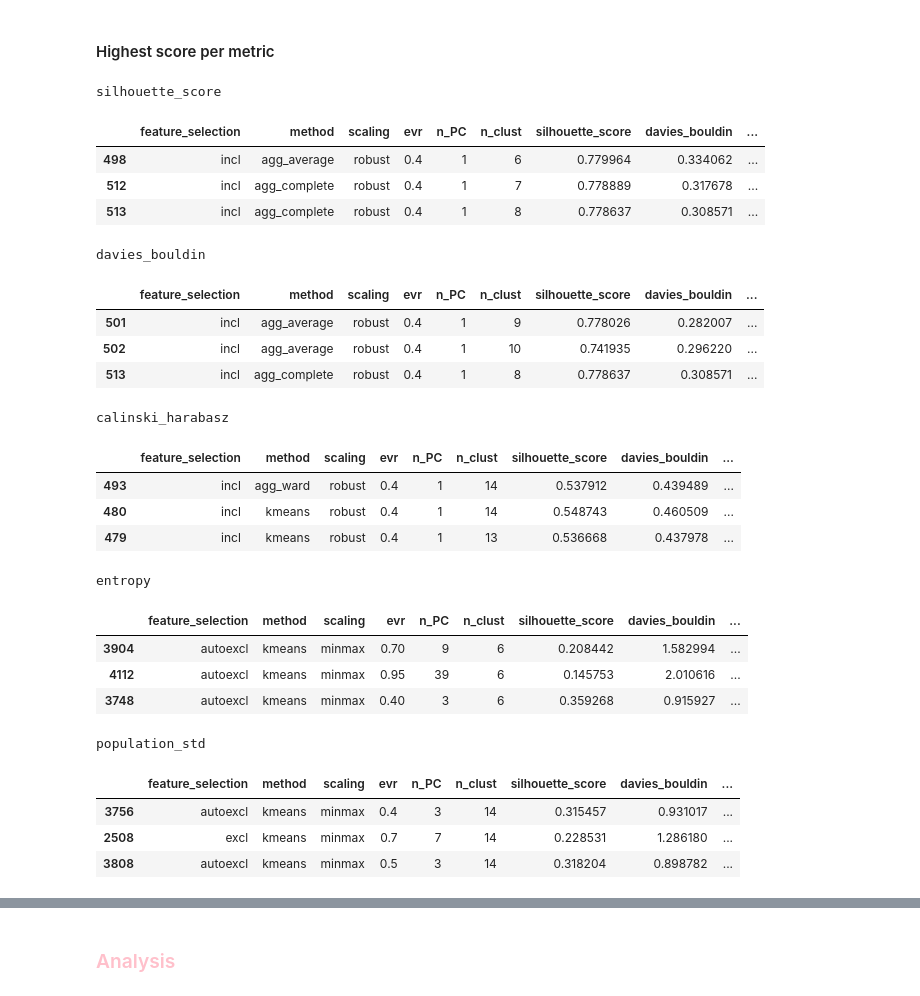
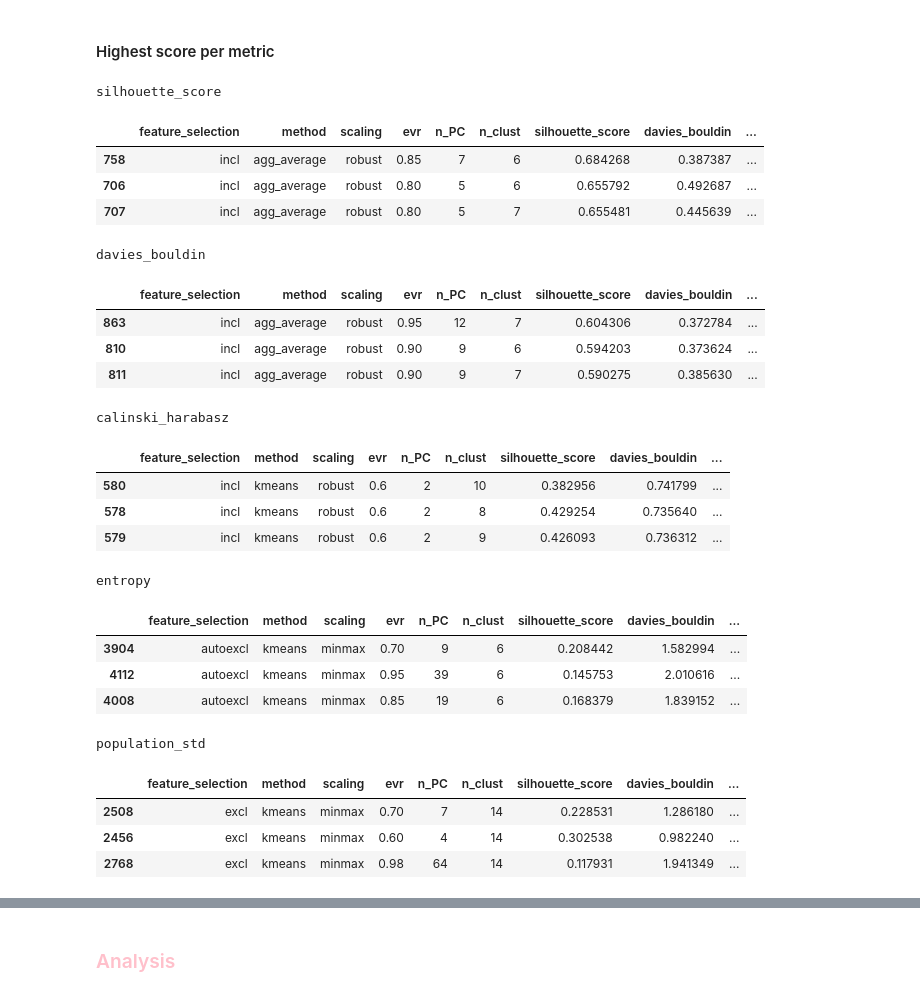
Before and after one commit to arnaud-odet/Roster_Building, a Jupyter notebook: notebooks/clustering.ipynb, the cells around one changed output, grey strips where cells are left out. Drawn from its saved outputs; the diff is of its cells as text; code cells hidden in the pictures.

```diff
--- a/notebooks/clustering.ipynb
+++ b/notebooks/clustering.ipynb
@@ -319,35 +319,36 @@ for fs, thres in zip(['incl','excl','autoexcl'], [40,40, 36]):
 # %% [markdown]
 #### Highest score per metric
 # %%
-target_n_clust = 6
+target_n_clust = 6 # Set to 2 to ignore
+target_evr = 0.6 # Set to 0.4 to ignore
 
 for k,v in METRICS_ASC.items():
     print(k)
-    display(cdf[cdf['n_clust']>= target_n_clust].sort_values(by = k, ascending= v).head(3))
+    display(cdf[(cdf['n_clust']>= target_n_clust) & (cdf['evr']>= target_evr)].sort_values(by = k, ascending= v).head(3))
 # %% [output]
 silhouette_score
 |  | feature_selection | method | scaling | evr | n_PC | n_clust | silhouette_score | davies_bouldin | ... |
-| 498 | incl | agg_average | robust | 0.4 | 1 | 6 | 0.779964 | 0.334062 | ... |
-| 512 | incl | agg_complete | robust | 0.4 | 1 | 7 | 0.778889 | 0.317678 | ... |
-| 513 | incl | agg_complete | robust | 0.4 | 1 | 8 | 0.778637 | 0.308571 | ... |
+| 758 | incl | agg_average | robust | 0.85 | 7 | 6 | 0.684268 | 0.387387 | ... |
+| 706 | incl | agg_average | robust | 0.80 | 5 | 6 | 0.655792 | 0.492687 | ... |
+| 707 | incl | agg_average | robust | 0.80 | 5 | 7 | 0.655481 | 0.445639 | ... |
 davies_bouldin
 |  | feature_selection | method | scaling | evr | n_PC | n_clust | silhouette_score | davies_bouldin | ... |
-| 501 | incl | agg_average | robust | 0.4 | 1 | 9 | 0.778026 | 0.282007 | ... |
-| 502 | incl | agg_average | robust | 0.4 | 1 | 10 | 0.741935 | 0.296220 | ... |
-| 513 | incl | agg_complete | robust | 0.4 | 1 | 8 | 0.778637 | 0.308571 | ... |
+| 863 | incl | agg_average | robust | 0.95 | 12 | 7 | 0.604306 | 0.372784 | ... |
+| 810 | incl | agg_average | robust | 0.90 | 9 | 6 | 0.594203 | 0.373624 | ... |
+| 811 | incl | agg_average | robust | 0.90 | 9 | 7 | 0.590275 | 0.385630 | ... |
 calinski_harabasz
 |  | feature_selection | method | scaling | evr | n_PC | n_clust | silhouette_score | davies_bouldin | ... |
-| 493 | incl | agg_ward | robust | 0.4 | 1 | 14 | 0.537912 | 0.439489 | ... |
-| 480 | incl | kmeans | robust | 0.4 | 1 | 14 | 0.548743 | 0.460509 | ... |
-| 479 | incl | kmeans | robust | 0.4 | 1 | 13 | 0.536668 | 0.437978 | ... |
+| 580 | incl | kmeans | robust | 0.6 | 2 | 10 | 0.382956 | 0.741799 | ... |
+| 578 | incl | kmeans | robust | 0.6 | 2 | 8 | 0.429254 | 0.735640 | ... |
+| 579 | incl | kmeans | robust | 0.6 | 2 | 9 | 0.426093 | 0.736312 | ... |
 entropy
 |  | feature_selection | method | scaling | evr | n_PC | n_clust | silhouette_score | davies_bouldin | ... |
 | 3904 | autoexcl | kmeans | minmax | 0.70 | 9 | 6 | 0.208442 | 1.582994 | ... |
 | 4112 | autoexcl | kmeans | minmax | 0.95 | 39 | 6 | 0.145753 | 2.010616 | ... |
-| 3748 | autoexcl | kmeans | minmax | 0.40 | 3 | 6 | 0.359268 | 0.915927 | ... |
+| 4008 | autoexcl | kmeans | minmax | 0.85 | 19 | 6 | 0.168379 | 1.839152 | ... |
 population_std
 |  | feature_selection | method | scaling | evr | n_PC | n_clust | silhouette_score | davies_bouldin | ... |
-| 3756 | autoexcl | kmeans | minmax | 0.4 | 3 | 14 | 0.315457 | 0.931017 | ... |
-| 2508 | excl | kmeans | minmax | 0.7 | 7 | 14 | 0.228531 | 1.286180 | ... |
-| 3808 | autoexcl | kmeans | minmax | 0.5 | 3 | 14 | 0.318204 | 0.898782 | ... |
+| 2508 | excl | kmeans | minmax | 0.70 | 7 | 14 | 0.228531 | 1.286180 | ... |
+| 2456 | excl | kmeans | minmax | 0.60 | 4 | 14 | 0.302538 | 0.982240 | ... |
+| 2768 | excl | kmeans | minmax | 0.98 | 64 | 14 | 0.117931 | 1.941349 | ... |
 # %%
```
Also changed, not shown: parts of 9 cells of this notebook, 2 other files.
